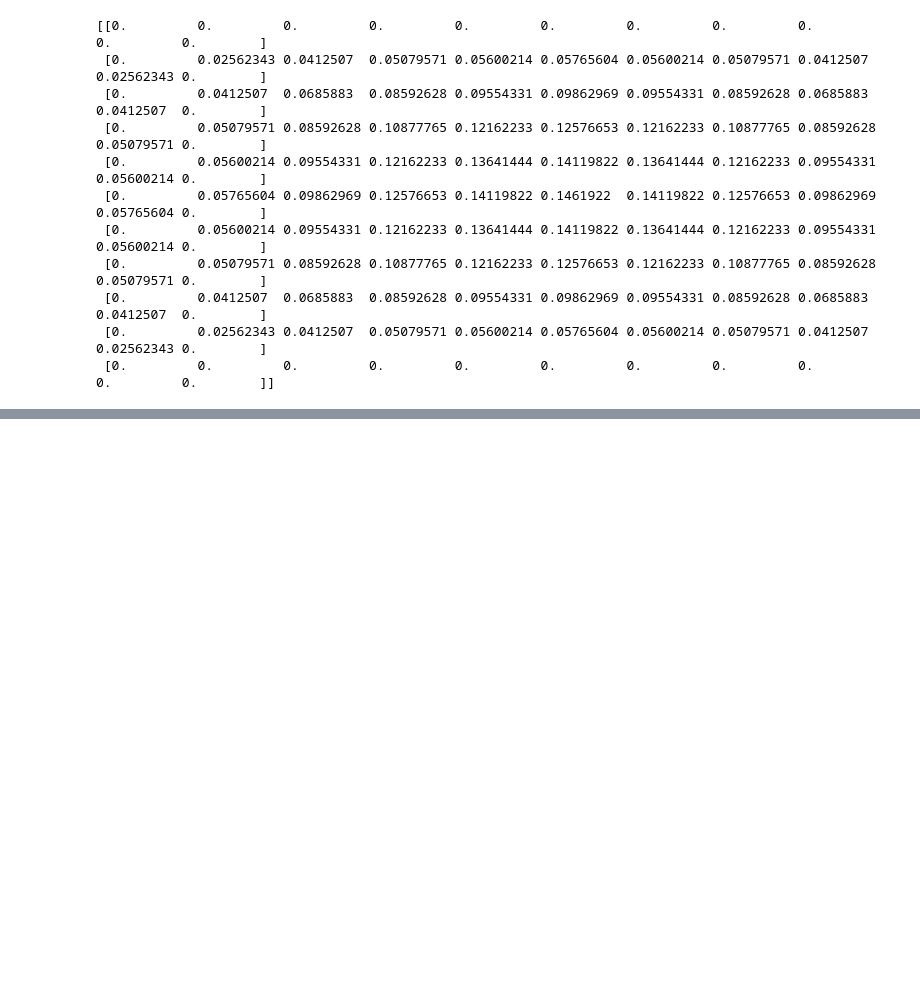
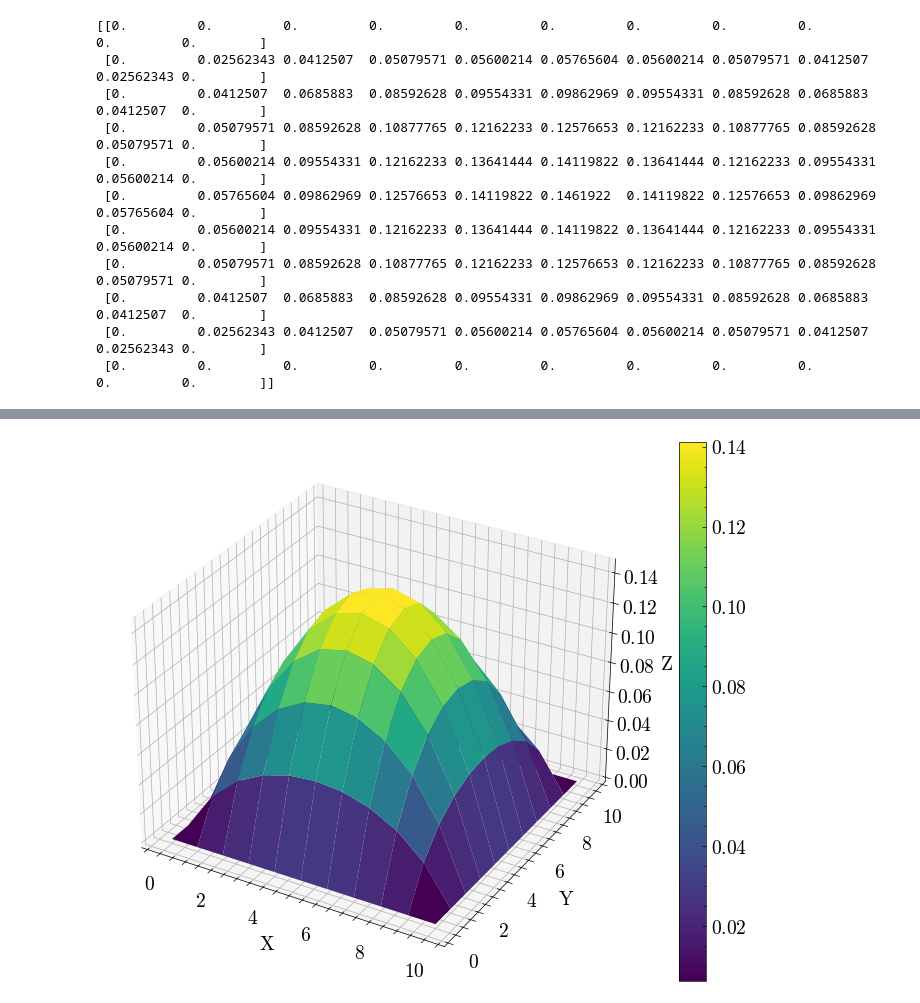
Before and after one commit to cospeng/NA, a Jupyter notebook: Q2homework.ipynb, the cells around one changed output, grey strips where cells are left out. Saved outputs shown, nothing was run; the diff lists cells and outputs as text; code cells hidden in the pictures; blank space fills up the shorter version.

```diff
--- a/Q2homework.ipynb
+++ b/Q2homework.ipynb
@@ -568 +520,5 @@ else:
 [figure]
+# %%
+huatu(BSOR()[0])
+# %% [output]
+[figure, added]
```
Also changed, not shown: parts of 9 cells of this notebook.
